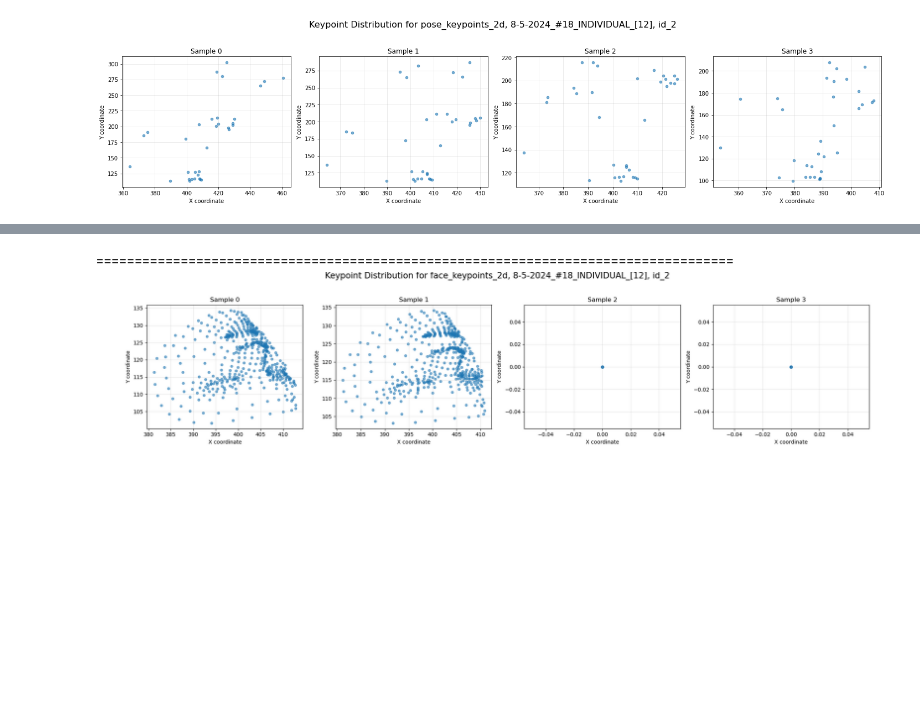
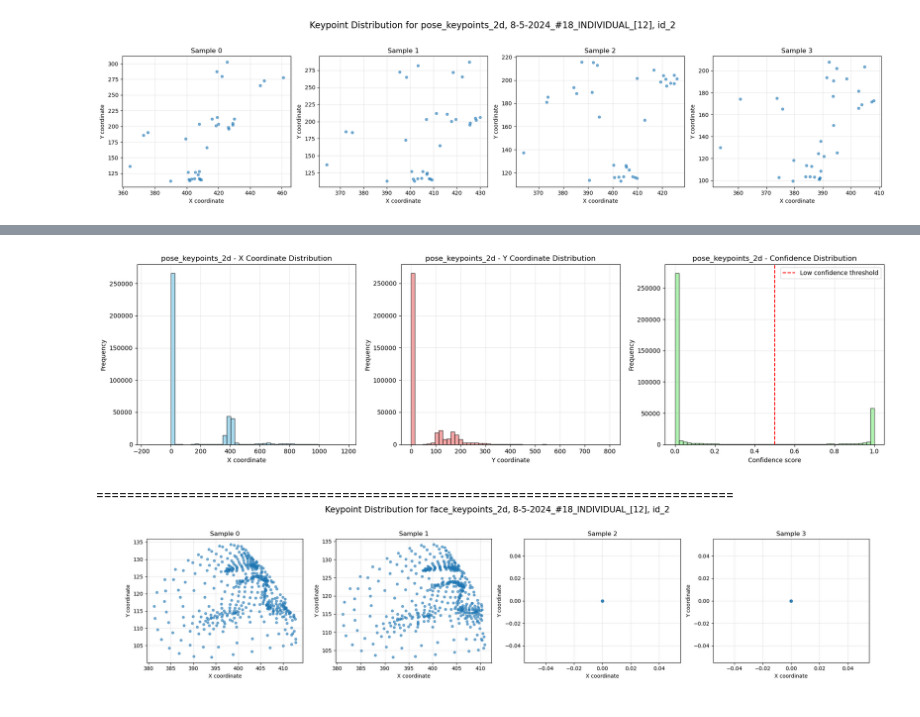
Before and after one commit to LiubovRev/sense_project, a Jupyter notebook: merged_json_analysis.ipynb, the cells around one changed output, grey strips where cells are left out. Cells and saved outputs as stored; diff of their text form; code cells hidden in the pictures; blank space fills up the shorter version.

```diff
--- a/merged_json_analysis.ipynb
+++ b/merged_json_analysis.ipynb
@@ -466,3 +470,7 @@ if __name__ == '__main__':
+# %%
+create_distribution_plots(data, ['pose_keypoints_2d'])
+# %% [output]
+[figure, added]
 # %% [markdown]
 ===================================================================================
 ![%D0%B7%D0%BE%D0%B1%D1%80%D0%B0%D0%B6%D0%B5%D0%BD%D0%BD%D1%8F.png](attachment:%D0%B7%D0%BE%D0%B1%D1%80%D0%B0%D0%B6%D0%B5%D0%BD%D0%BD%D1%8F.png)
```
Also changed, not shown: parts of 5 cells of this notebook, 5 other files.
